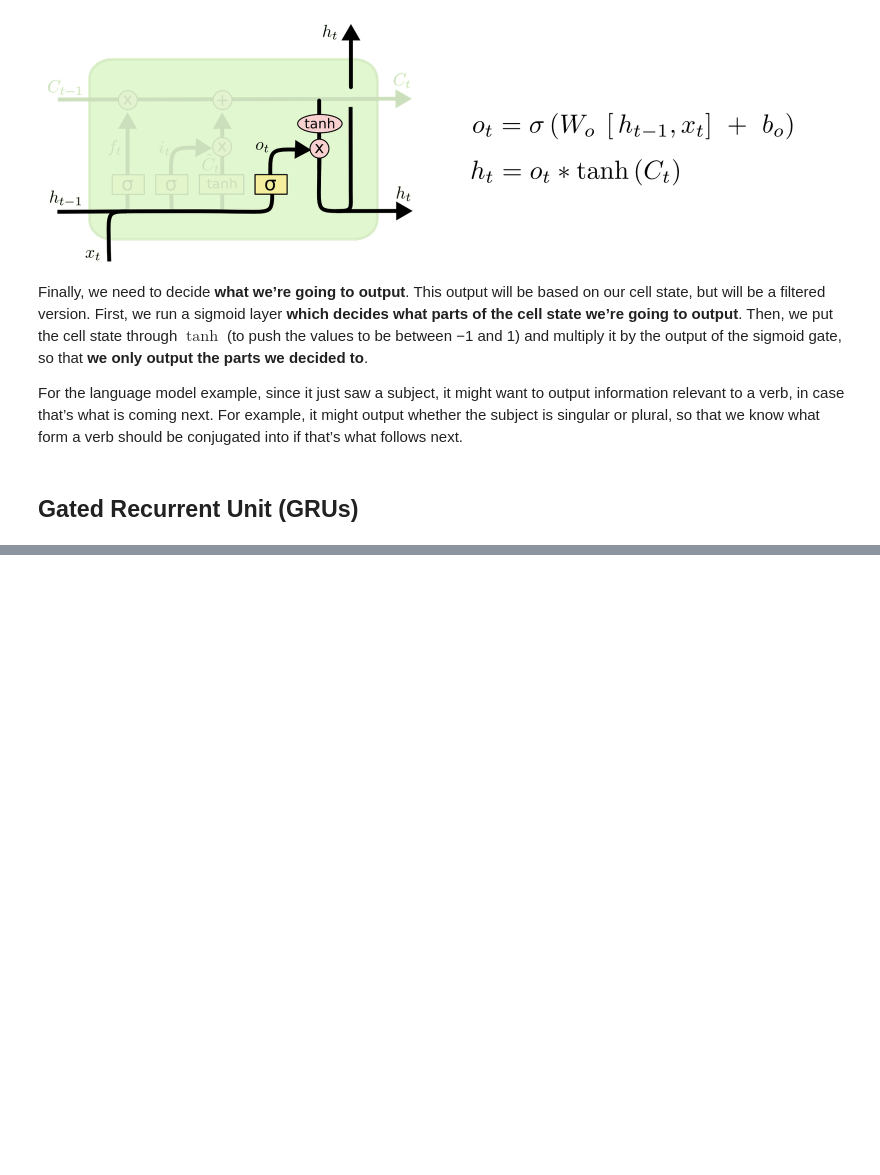
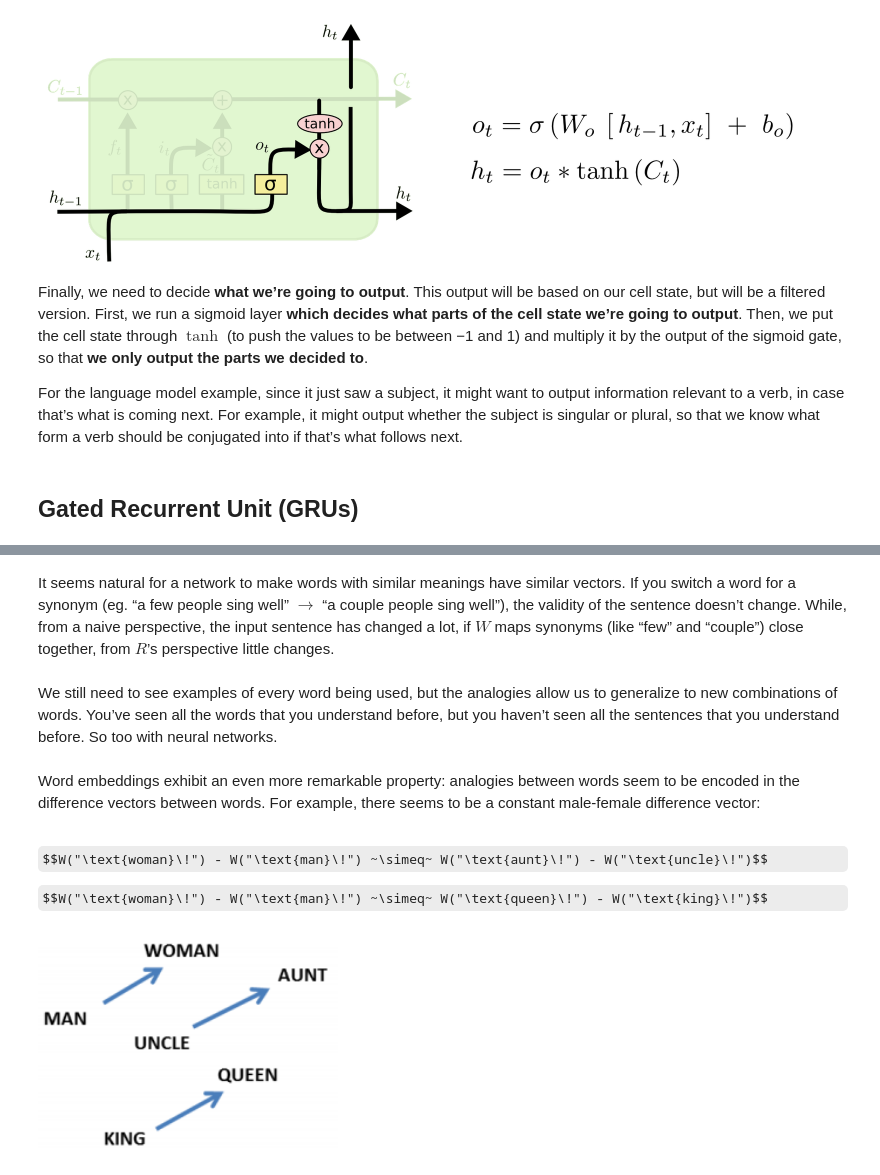
Before and after one commit to safakkbilici/Deep-Learning-Lecture-2020-2021-First-Term, a Jupyter notebook: lecture notes/05-Texts-And-Sequential-Models.ipynb, the cells around one changed output, grey strips where cells are left out. Cells and saved outputs as stored; diff of their text form; code cells hidden in the pictures; some formulas as TeX source; blank space fills up the shorter version.

```diff
--- a/lecture notes/05-Texts-And-Sequential-Models.ipynb
+++ b/lecture notes/05-Texts-And-Sequential-Models.ipynb
@@ -379,0 +472,16 @@ For the language model example, since it just saw a subject, it might want to ou
+# %% [markdown]
+It seems natural for a network to make words with similar meanings have similar vectors. If you switch a word for a synonym (eg. “a few people sing well” $\rightarrow$ “a couple people sing well”), the validity of the sentence doesn’t change. While, from a naive perspective, the input sentence has changed a lot, if $W$ maps synonyms (like “few” and “couple”) close together, from $R$’s perspective little changes.
+# %% [markdown]
+We still need to see examples of every word being used, but the analogies allow us to generalize to new combinations of words. You’ve seen all the words that you understand before, but you haven’t seen all the sentences that you understand before. So too with neural networks.
+# %% [markdown]
+Word embeddings exhibit an even more remarkable property: analogies between words seem to be encoded in the difference vectors between words. For example, there seems to be a constant male-female difference vector:
+# %% [markdown]
+$$W("\text{woman}\!") - W("\text{man}\!") ~\simeq~ W("\text{aunt}\!") - W("\text{uncle}\!")$$
+
+$$W("\text{woman}\!") - W("\text{man}\!") ~\simeq~ W("\text{queen}\!") - W("\text{king}\!")$$
+# %%
+from IPython.display import Image
+from IPython.core.display import HTML
+Image(filename= "./img/embed2.png",width=300, height=300)
+# %% [output]
+[figure, added]
```
Also changed, not shown: parts of 41 cells of this notebook.
